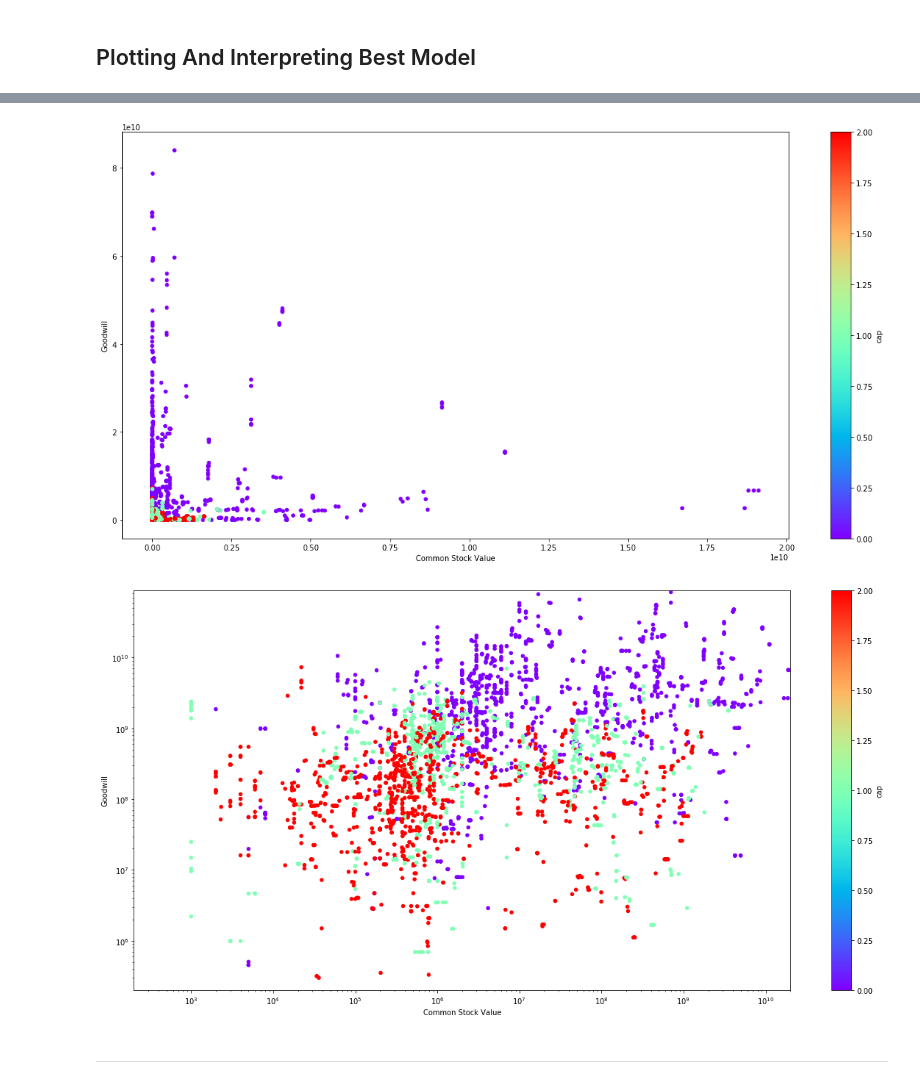
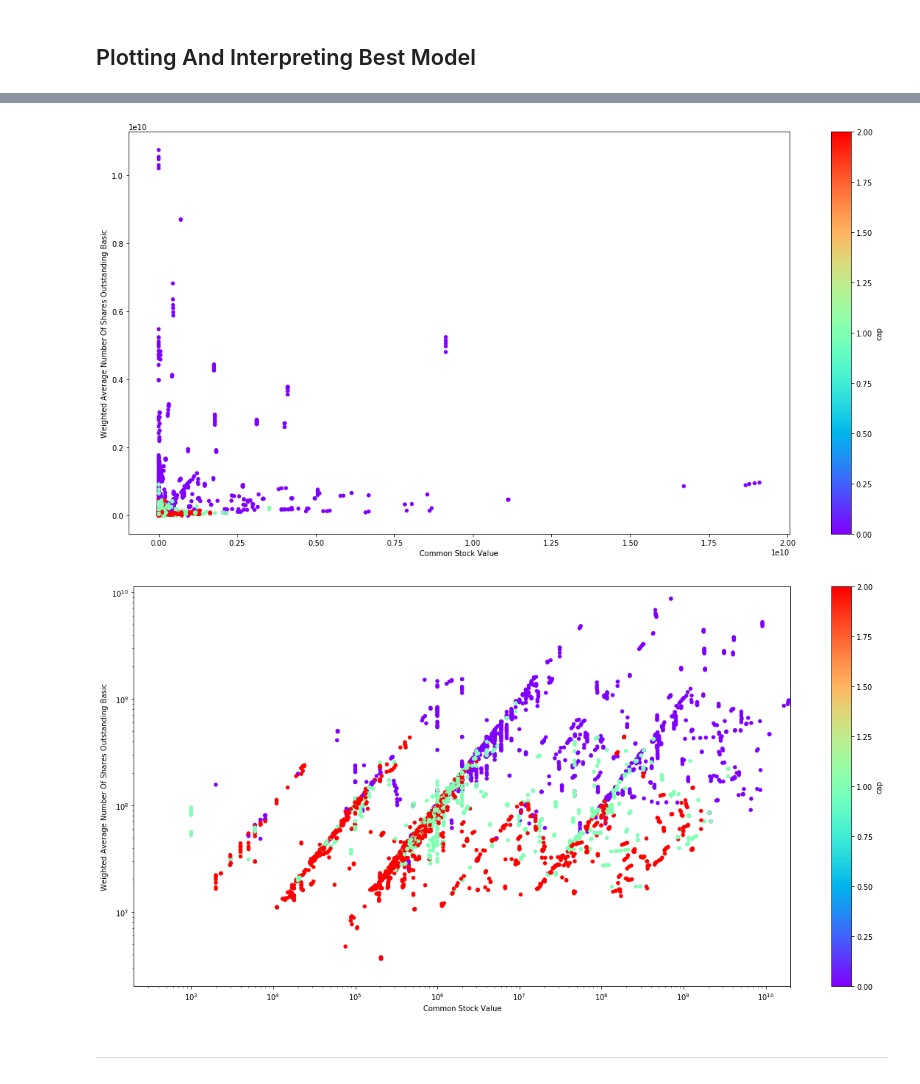
Before and after one commit to jktoh/capstone_project, a Jupyter notebook: code/11_production_model_and_insights.ipynb, the cells around one changed output, grey strips where cells are left out. Saved outputs shown, nothing was run; the diff lists cells and outputs as text; code cells hidden in the pictures.

```diff
--- a/code/11_production_model_and_insights.ipynb
+++ b/code/11_production_model_and_insights.ipynb
@@ -56,7 +57,7 @@ yaxis = feature_importance.iloc[1]['Features']
 target = 'cap'
 # %%
 fig, ax = plt.subplots()
-df.plot.scatter(
+preprocessed.plot.scatter(
     x=xaxis,
     y=yaxis,
     c=target,
@@ -65,25 +66,25 @@ df.plot.scatter(
     figsize=(20, 10)
 );
 # %% [output]
-[figure, old version]
+[figure, new version]
 # %%
 xlim = ax.get_xlim()
 ylim = ax.get_ylim()
 ax_log = plt.subplot()
-df.plot.scatter(
+preprocessed.plot.scatter(
     x=xaxis,
     y=yaxis,
     c=target,
     ax=ax_log,
     cmap='rainbow',
     figsize=(20, 10)
 )
 ax_log.set_xscale('log')
 ax_log.set_yscale('log')
 ax_log.set_xlim((xlim[1] / 100_000_000, xlim[1])),
-ax_log.set_ylim((xlim[1] / 100_000, ylim[1]));
+ax_log.set_ylim((xlim[1] / 10_000, ylim[1]));
 # %% [output]
-[figure, old version]
+[figure, new version]
 # %% [markdown]
 ---
 # %% [markdown]
```
Also changed, not shown: parts of 3 cells of this notebook, 6 other files.
